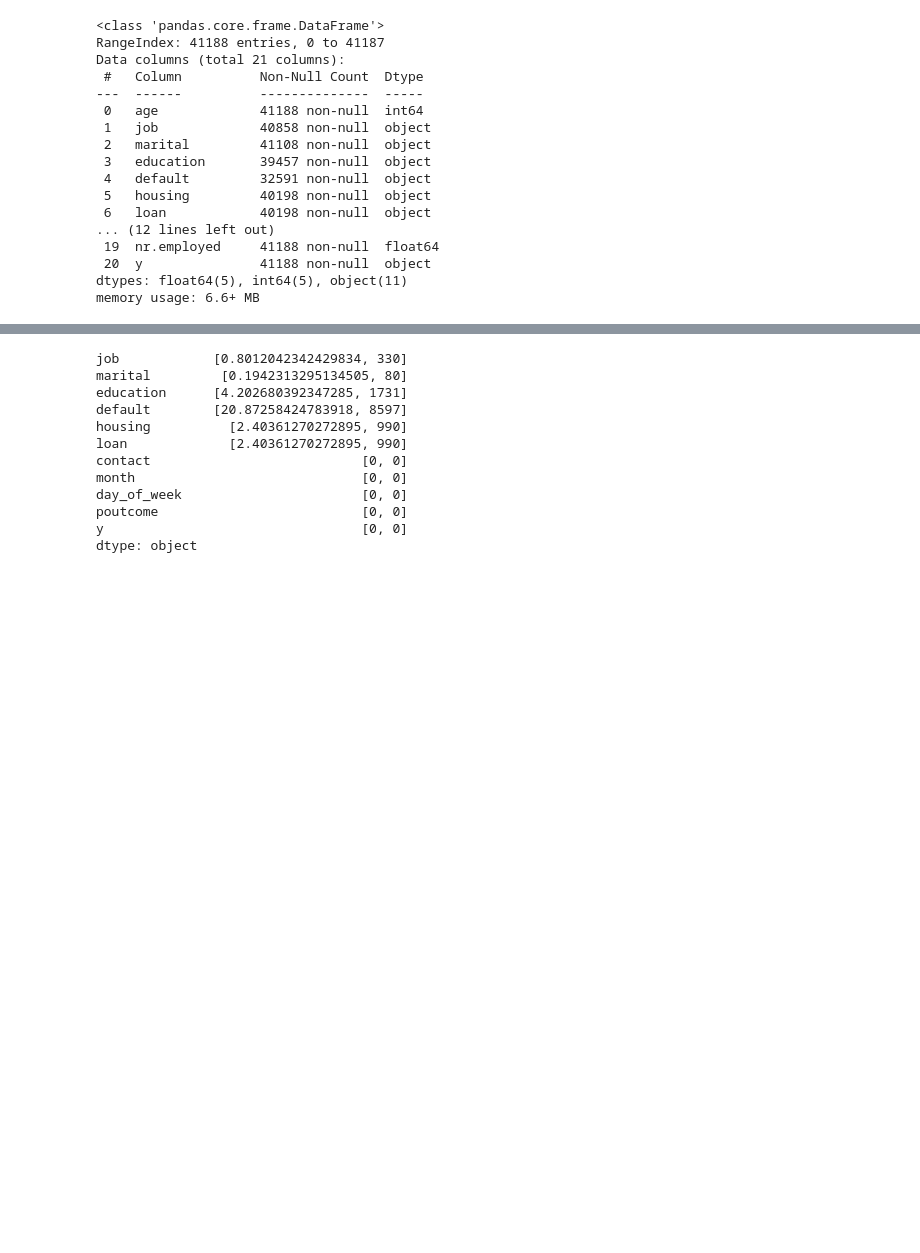
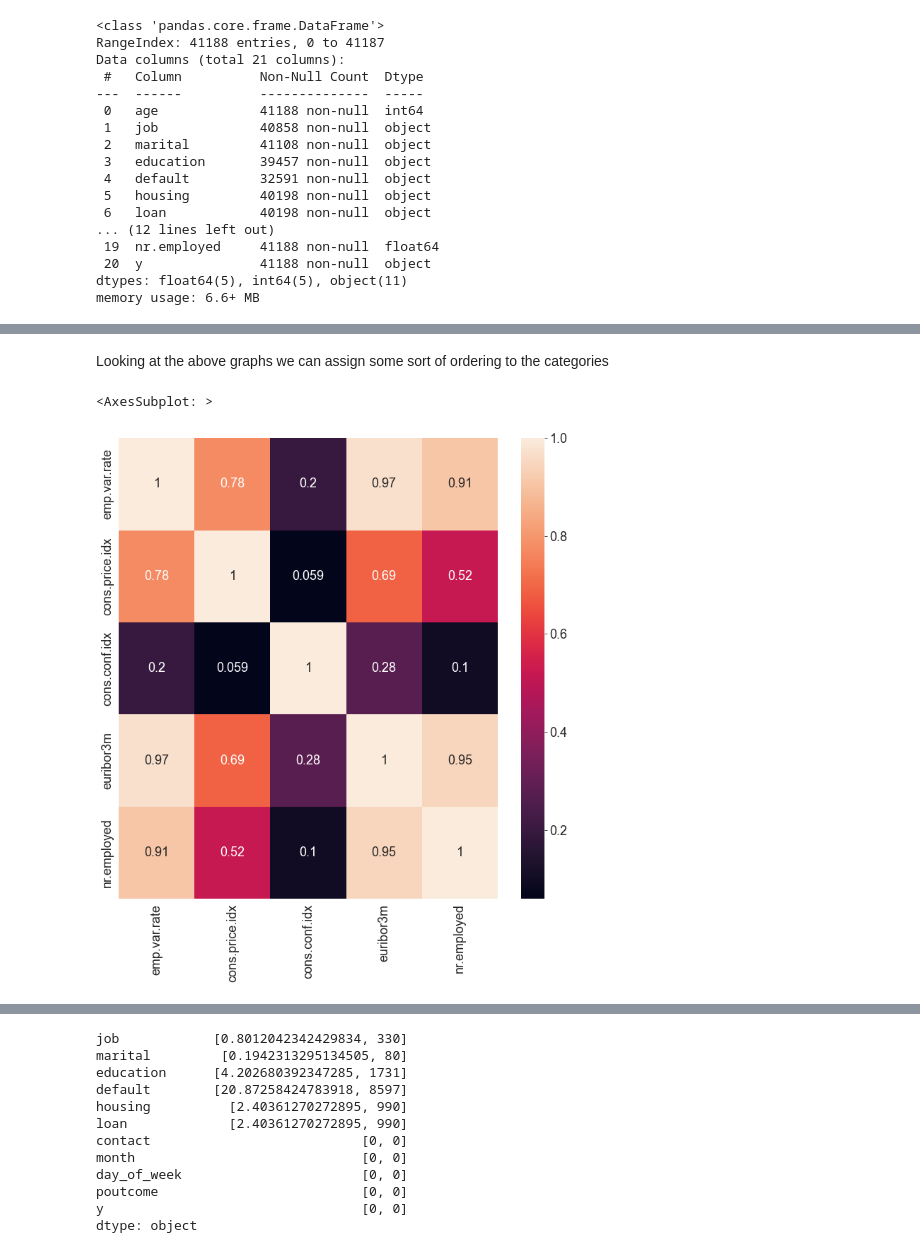
Before and after one commit to shreyanc07/comparitive-analysis-of-decision-tree-and-naive-bayes-model-for-classification, a Jupyter notebook: src/task-1.ipynb, the cells around one changed output, grey strips where cells are left out. Saved outputs shown, nothing was run; the diff lists cells and outputs as text; code cells hidden in the pictures; blank space fills up the shorter version.

```diff
--- a/src/task-1.ipynb
+++ b/src/task-1.ipynb
@@ -70,0 +160,2 @@ $\textcolor{#F9E79F}{\underline{\textbf{Social attributes}}}$
+# %% [markdown]
+Looking at the above graphs we can assign some sort of ordering to the categories
@@ -70,0 +178,13 @@ $\textcolor{#F9E79F}{\underline{\textbf{Social attributes}}}$
+# %%
+sns.heatmap(
+    df[[
+        "emp.var.rate",
+        "cons.price.idx",
+        "cons.conf.idx",
+        "euribor3m",
+        "nr.employed"
+    ]].corr(),
+    annot=True)
+# %% [output]
+<AxesSubplot: >
+[figure, added]
```
Also changed, not shown: parts of 42 cells of this notebook, 6 other files.
